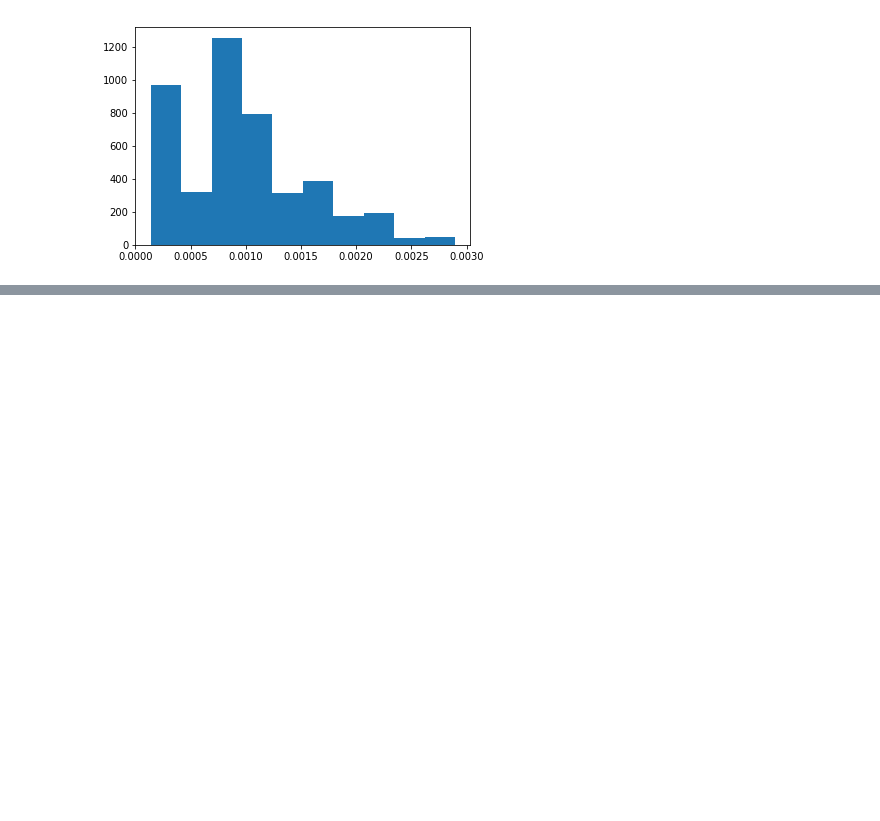
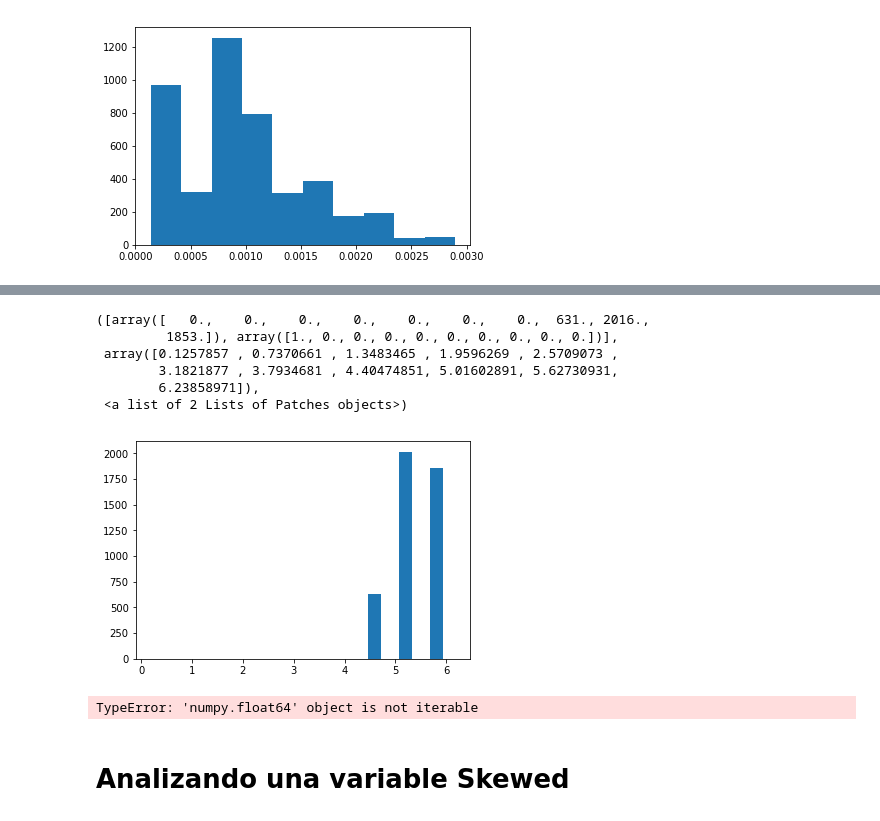
Before and after one commit to osmaac/master-data-science, a Jupyter notebook: Feature processing.ipynb, the cells around one changed output, grey strips where cells are left out. Drawn from its saved outputs; the diff is of its cells as text; code cells hidden in the pictures; blank space fills up the shorter version.

```diff
--- a/Feature processing.ipynb
+++ b/Feature processing.ipynb
@@ -514,0 +537,23 @@ df_num=df[['Ord_Insurance', 'Ord_Insurance_amount', 'Ord_Household_Payment',
+# %%
+#Haciendo Box_Cox
+from scipy import stats
+prueba=stats.boxcox(df['ratio_urban_inhabitants'])
+plt.hist(prueba)
+# %% [output]
+([array([   0.,    0.,    0.,    0.,    0.,    0.,    0.,  631., 2016.,
+         1853.]), array([1., 0., 0., 0., 0., 0., 0., 0., 0., 0.])],
+ array([0.1257857 , 0.7370661 , 1.3483465 , 1.9596269 , 2.5709073 ,
+        3.1821877 , 3.7934681 , 4.40474851, 5.01602891, 5.62730931,
+        6.23858971]),
+ <a list of 2 Lists of Patches objects>)
+[figure, added]
+# %%
+type(prueba)
+###prueba
+#prueba2=pd.DataFrame(prueba)
+#unique(prueba)
+F = pd.DataFrame.from_dict(prueba)
+# %% [output]
+TypeError: 'numpy.float64' object is not iterable
+# %% [markdown]
+# Analizando una variable Skewed
```
Also changed, not shown: parts of 22 cells of this notebook.
